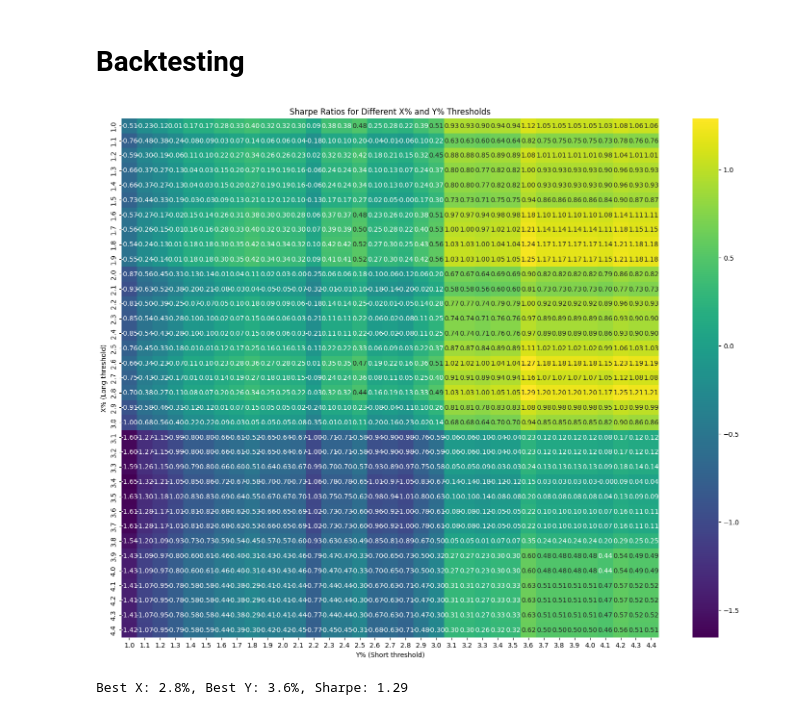
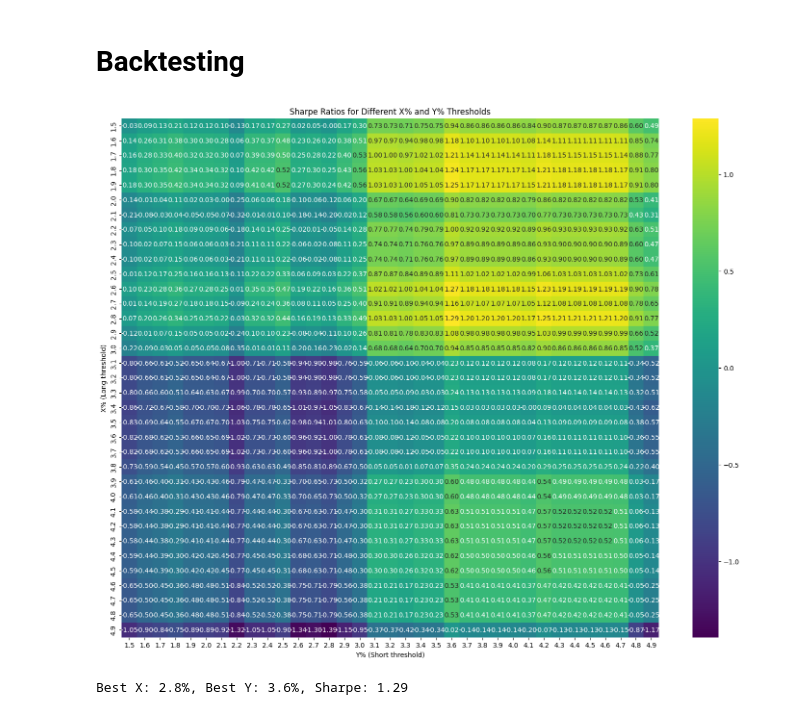
Before and after one commit to Khdeng/Kimchi-Momentum-Strategy-Backtesting, a Jupyter notebook: Test.ipynb, the cells around one changed output. Drawn from its saved outputs; the diff is of its cells as text; code cells hidden in the pictures.

```diff
--- a/Test.ipynb
+++ b/Test.ipynb
@@ -148,36 +148,36 @@ def run_backtest(df, x_pct, y_pct):
     binance_returns = df["binance_close"].pct_change().shift(-1)
 
     returns = signal * binance_returns
     return returns.dropna()
 
 
-x_range = np.arange(1, 4.5, 0.1)
-y_range = np.arange(1, 4.5, 0.1)
+x_range = np.arange(1.5, 5, 0.1)
+y_range = np.arange(1.5, 5, 0.1)
 
 sharpe_ratios = np.zeros((len(x_range), len(y_range)))
 
 
 for i, x in enumerate(x_range):
     for j, y in enumerate(y_range):
         backtest_returns = run_backtest(back_df, x, y)
         if backtest_returns.std() == 0 or len(backtest_returns) < 10:
             sharpe_ratios[i, j] = 0
         else:
             sharpe_ratios[i, j] = backtest_returns.mean() / backtest_returns.std() * np.sqrt(365)
 
 
 
 import matplotlib.pyplot as plt
 import seaborn as sns
 
 plt.figure(figsize=(18, 14))
 sns.heatmap(sharpe_ratios, xticklabels=np.round(y_range,2), yticklabels=np.round(x_range,2), fmt=".2f", cmap="viridis", annot=True)
 plt.xlabel("Y% (Short threshold)")
 plt.ylabel("X% (Long threshold)")
 plt.title("Sharpe Ratios for Different X% and Y% Thresholds")
 plt.show()
 # %% [output]
-[figure, old version]
+[figure, new version]
 # %%
 # Best X & Y Combination
 
```
